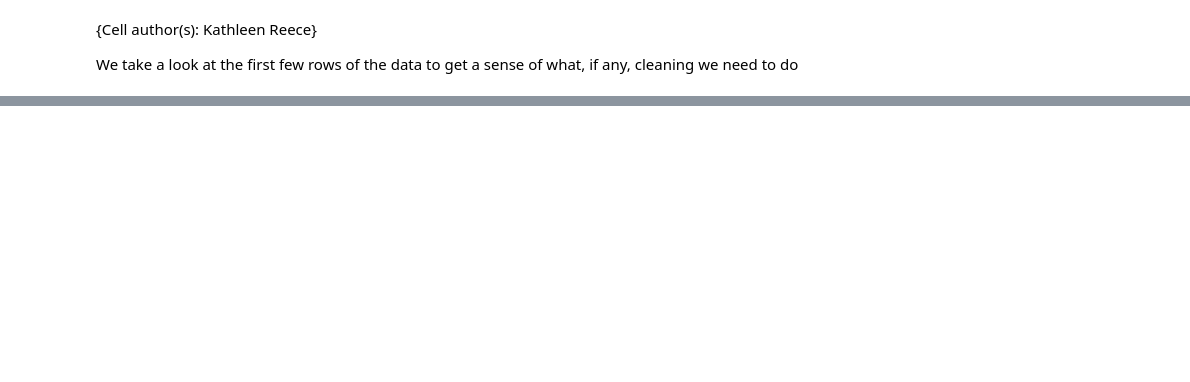
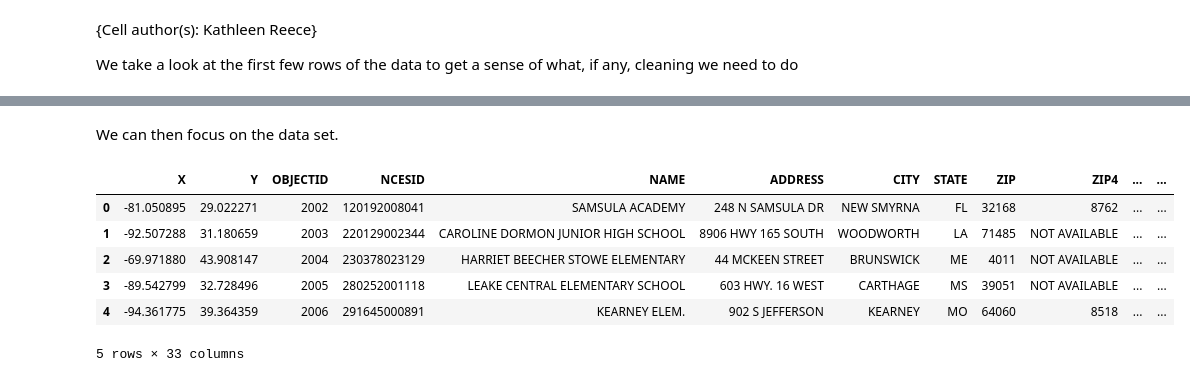
Before and after one commit to Cheyenne232025S/CMDA-3654-Project, a Jupyter notebook: notebooks/Project2.ipynb, the cells around one changed output, grey strips where cells are left out. Drawn from its saved outputs; the diff is of its cells as text; code cells hidden in the pictures; blank space fills up the shorter version.

Commit message:
Data cleaned

```diff
--- a/notebooks/Project2.ipynb
+++ b/notebooks/Project2.ipynb
@@ -212,0 +93,13 @@ plt.show()
+# %% [markdown]
+We can then focus on the data set.
+# %%
+public_schools_data_unclean = pandas.read_csv("../data/Public_Schools.csv")
+public_schools_data_unclean.head()
+# %% [output]
+|  | X | Y | OBJECTID | NCESID | NAME | ADDRESS | CITY | STATE | ZIP | ZIP4 | ... | ... |
+| 0 | -81.050895 | 29.022271 | 2002 | 120192008041 | SAMSULA ACADEMY | 248 N SAMSULA DR | NEW SMYRNA | FL | 32168 | 8762 | ... | ... |
+| 1 | -92.507288 | 31.180659 | 2003 | 220129002344 | CAROLINE DORMON JUNIOR HIGH SCHOOL | 8906 HWY 165 SOUTH | WOODWORTH | LA | 71485 | NOT AVAILABLE | ... | ... |
+| 2 | -69.971880 | 43.908147 | 2004 | 230378023129 | HARRIET BEECHER STOWE ELEMENTARY | 44 MCKEEN STREET | BRUNSWICK | ME | 4011 | NOT AVAILABLE | ... | ... |
+| 3 | -89.542799 | 32.728496 | 2005 | 280252001118 | LEAKE CENTRAL ELEMENTARY SCHOOL | 603 HWY. 16 WEST | CARTHAGE | MS | 39051 | NOT AVAILABLE | ... | ... |
+| 4 | -94.361775 | 39.364359 | 2006 | 291645000891 | KEARNEY ELEM. | 902 S JEFFERSON | KEARNEY | MO | 64060 | 8518 | ... | ... |
+5 rows × 33 columns
```
Also changed, not shown: parts of 24 cells of this notebook, 1 other file.
